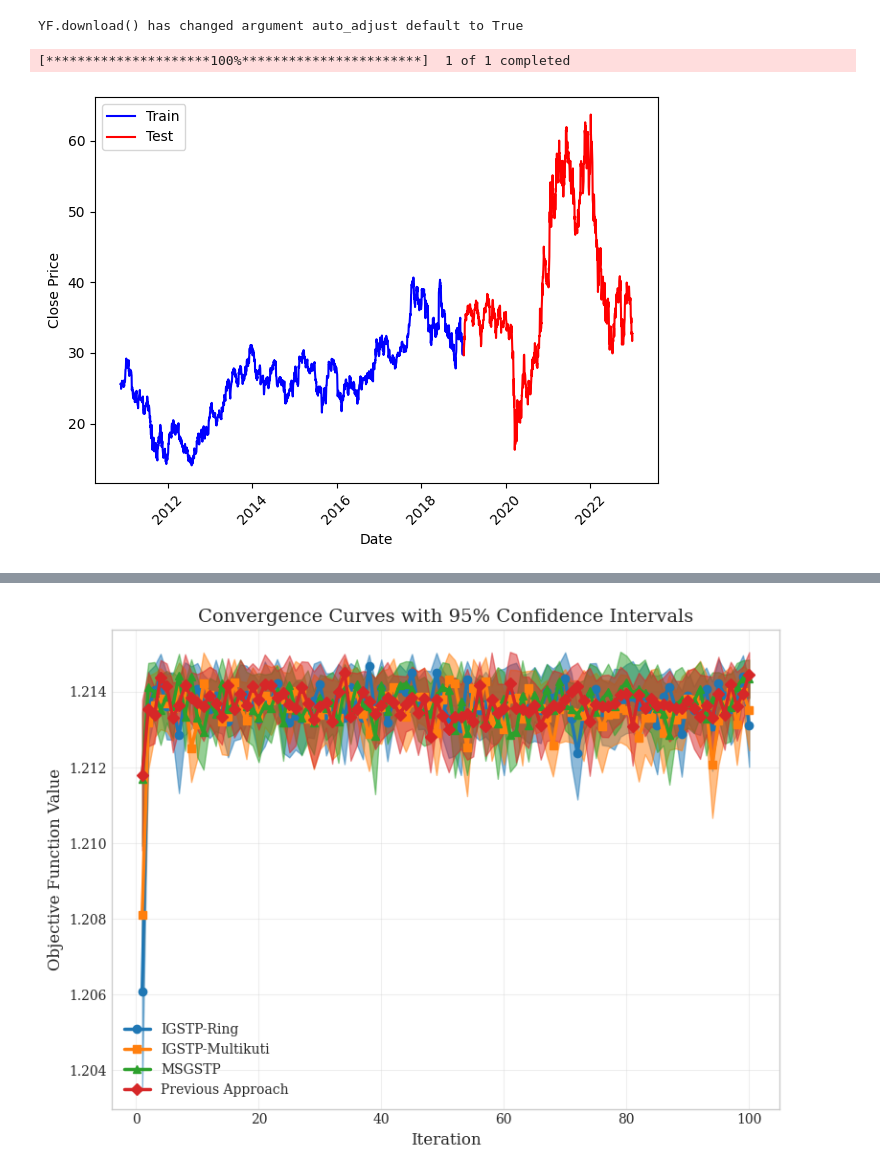
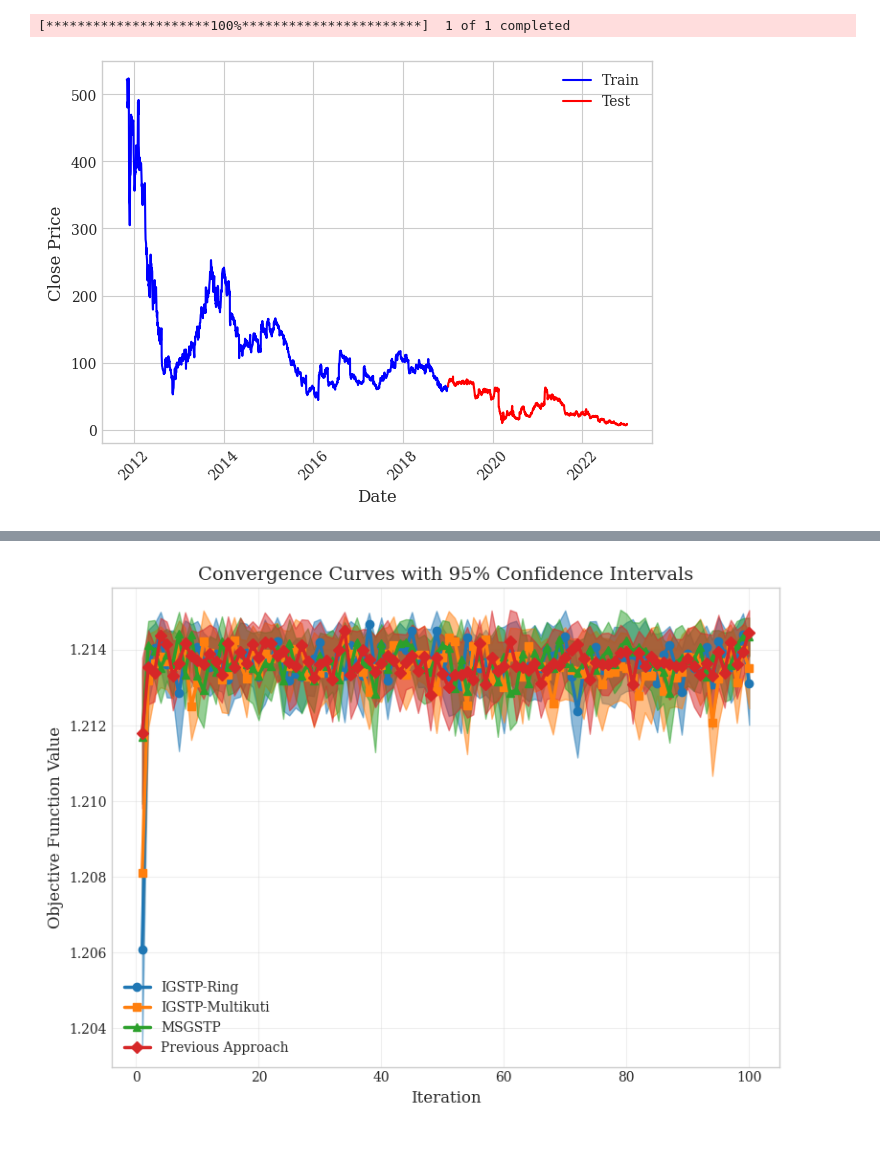
Before and after one commit to Chideme/island_genetic_algrorithm, a Jupyter notebook: experiment_convergence.ipynb, the cells around one changed output, grey strips where cells are left out. Cells and saved outputs as stored; diff of their text form; code cells hidden in the pictures; blank space fills up the shorter version.

```diff
--- a/experiment_convergence.ipynb
+++ b/experiment_convergence.ipynb
@@ -20,16 +20,16 @@ from single_data_processing import SingleAssetTI
 # %%
 start_date = datetime.datetime(2010, 1, 1)
 end_date = datetime.datetime(2022, 12, 31)
 period ="train"
 ticker = 'GM'
+ticker = 'GRPN'
 data = SingleAssetTI(ticker, start_date, end_date,2019)
 data.data_preprocess()
 train_data = data.train_data
 val_data = data.test_data
 # %% [output]
-YF.download() has changed argument auto_adjust default to True
+[*********************100%***********************]  1 of 1 completed
-[*********************100%***********************]  1 of 1 completed
-[figure, old version]
+[figure, new version]
 # %%
 import numpy as np
 import pandas as pd
```
Also changed, not shown: parts of 3 cells of this notebook, 5 other files.
